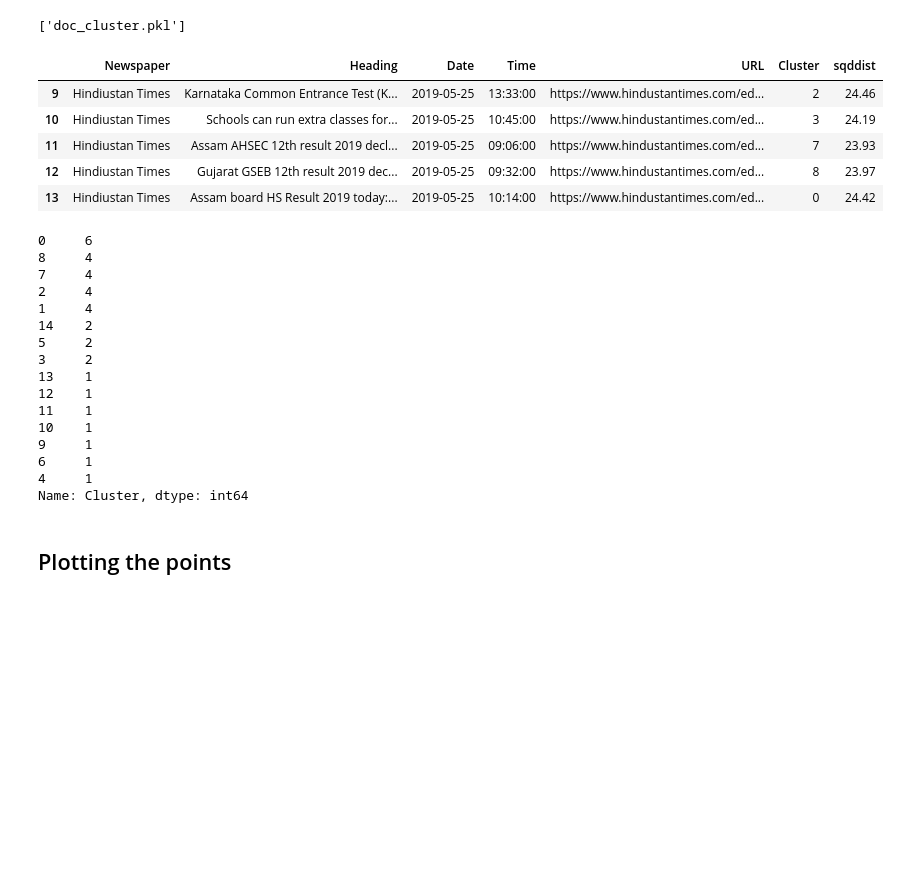
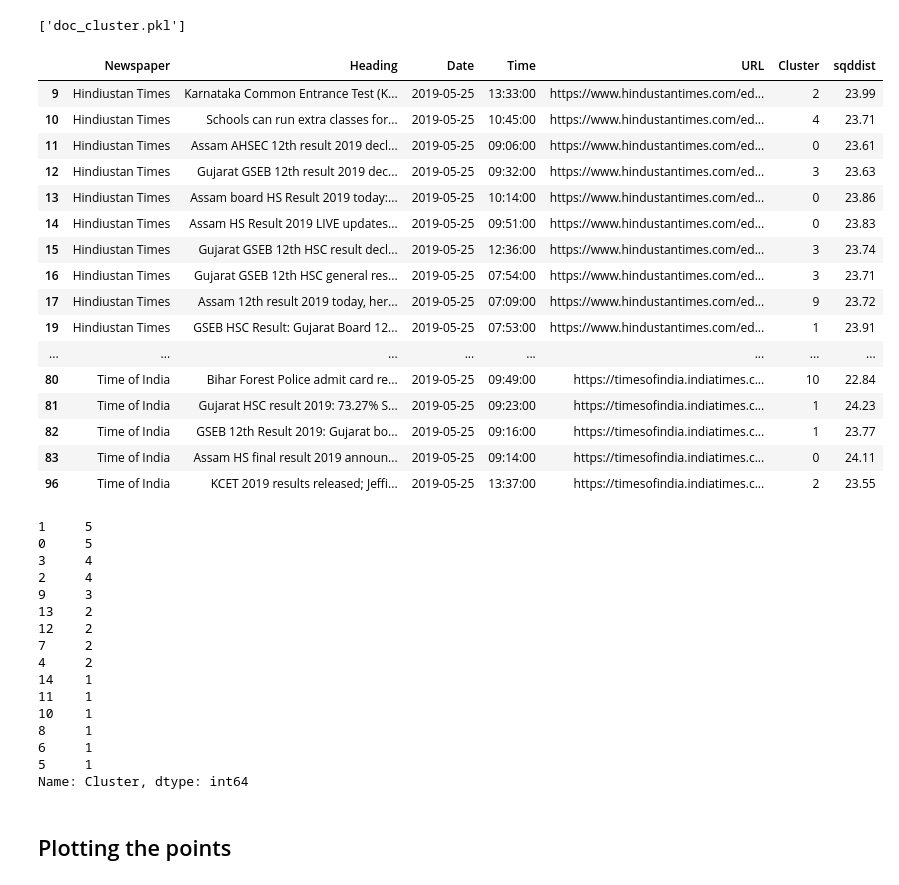
Before and after one commit to adityasharma1076/Summer-Project, a Jupyter notebook: tf-idf.ipynb, the cells around one changed output. Saved outputs shown, nothing was run; the diff lists cells and outputs as text; code cells hidden in the pictures; blank space fills up the shorter version.

```diff
--- a/tf-idf.ipynb
+++ b/tf-idf.ipynb
@@ -185,7 +192,7 @@ Cosine similarity
 # %%
 from sklearn.metrics.pairwise import cosine_similarity
 # %%
-dist = 1 - cosine_similarity(tfidf_matrix)
+dist = cosine_similarity(tfidf_matrix)
 # %%
 dist.shape
 # %% [output]
@@ -275,32 +277,43 @@ X_dist = km.transform(tfidf_matrix)**2  ###tranform returns distance from centro
 sqddist = X_dist.sum(axis=1).round(2)
 df['sqddist'] = sqddist
 # %%
-df.head()
+df
 # %% [output]
 |  | Newspaper | Heading | Date | Time | URL | Cluster | sqddist |
-| 9 | Hindiustan Times | Karnataka Common Entrance Test (K... | 2019-05-25 | 13:33:00 | https://www.hindustantimes.com/ed... | 2 | 24.46 |
-| 10 | Hindiustan Times | Schools can run extra classes for... | 2019-05-25 | 10:45:00 | https://www.hindustantimes.com/ed... | 3 | 24.19 |
-| 11 | Hindiustan Times | Assam AHSEC 12th result 2019 decl... | 2019-05-25 | 09:06:00 | https://www.hindustantimes.com/ed... | 7 | 23.93 |
-| 12 | Hindiustan Times | Gujarat GSEB 12th result 2019 dec... | 2019-05-25 | 09:32:00 | https://www.hindustantimes.com/ed... | 8 | 23.97 |
-| 13 | Hindiustan Times | Assam board HS Result 2019 today:... | 2019-05-25 | 10:14:00 | https://www.hindustantimes.com/ed... | 0 | 24.42 |
+| 9 | Hindiustan Times | Karnataka Common Entrance Test (K... | 2019-05-25 | 13:33:00 | https://www.hindustantimes.com/ed... | 2 | 23.99 |
+| 10 | Hindiustan Times | Schools can run extra classes for... | 2019-05-25 | 10:45:00 | https://www.hindustantimes.com/ed... | 4 | 23.71 |
+| 11 | Hindiustan Times | Assam AHSEC 12th result 2019 decl... | 2019-05-25 | 09:06:00 | https://www.hindustantimes.com/ed... | 0 | 23.61 |
+| 12 | Hindiustan Times | Gujarat GSEB 12th result 2019 dec... | 2019-05-25 | 09:32:00 | https://www.hindustantimes.com/ed... | 3 | 23.63 |
+| 13 | Hindiustan Times | Assam board HS Result 2019 today:... | 2019-05-25 | 10:14:00 | https://www.hindustantimes.com/ed... | 0 | 23.86 |
+| 14 | Hindiustan Times | Assam HS Result 2019 LIVE updates... | 2019-05-25 | 09:51:00 | https://www.hindustantimes.com/ed... | 0 | 23.83 |
+| 15 | Hindiustan Times | Gujarat GSEB 12th HSC result decl... | 2019-05-25 | 12:36:00 | https://www.hindustantimes.com/ed... | 3 | 23.74 |
+| 16 | Hindiustan Times | Gujarat GSEB 12th HSC general res... | 2019-05-25 | 07:54:00 | https://www.hindustantimes.com/ed... | 3 | 23.71 |
+| 17 | Hindiustan Times | Assam 12th result 2019 today, her... | 2019-05-25 | 07:09:00 | https://www.hindustantimes.com/ed... | 9 | 23.72 |
+| 19 | Hindiustan Times | GSEB HSC Result: Gujarat Board 12... | 2019-05-25 | 07:53:00 | https://www.hindustantimes.com/ed... | 1 | 23.91 |
+| ... | ... | ... | ... | ... | ... | ... | ... |
+| 80 | Time of India | Bihar Forest Police admit card re... | 2019-05-25 | 09:49:00 | https://timesofindia.indiatimes.c... | 10 | 22.84 |
+| 81 | Time of India | Gujarat HSC result 2019: 73.27% S... | 2019-05-25 | 09:23:00 | https://timesofindia.indiatimes.c... | 1 | 24.23 |
+| 82 | Time of India | GSEB 12th Result 2019: Gujarat bo... | 2019-05-25 | 09:16:00 | https://timesofindia.indiatimes.c... | 1 | 23.77 |
+| 83 | Time of India | Assam HS final result 2019 announ... | 2019-05-25 | 09:14:00 | https://timesofindia.indiatimes.c... | 0 | 24.11 |
+| 96 | Time of India | KCET 2019 results released; Jeffi... | 2019-05-25 | 13:37:00 | https://timesofindia.indiatimes.c... | 2 | 23.55 |
 # %%
 df['Cluster'].value_counts()
 # %% [output]
-0     6
-8     4
-7     4
+1     5
+0     5
+3     4
 2     4
-1     4
-14    2
-5     2
-3     2
-13    1
-12    1
+9     3
+13    2
+12    2
+7     2
+4     2
+14    1
 11    1
 10    1
-9     1
+8     1
 6     1
-4     1
+5     1
 Name: Cluster, dtype: int64
 # %% [markdown]
 ## Plotting the points
```
Also changed, not shown: parts of 32 cells of this notebook.
